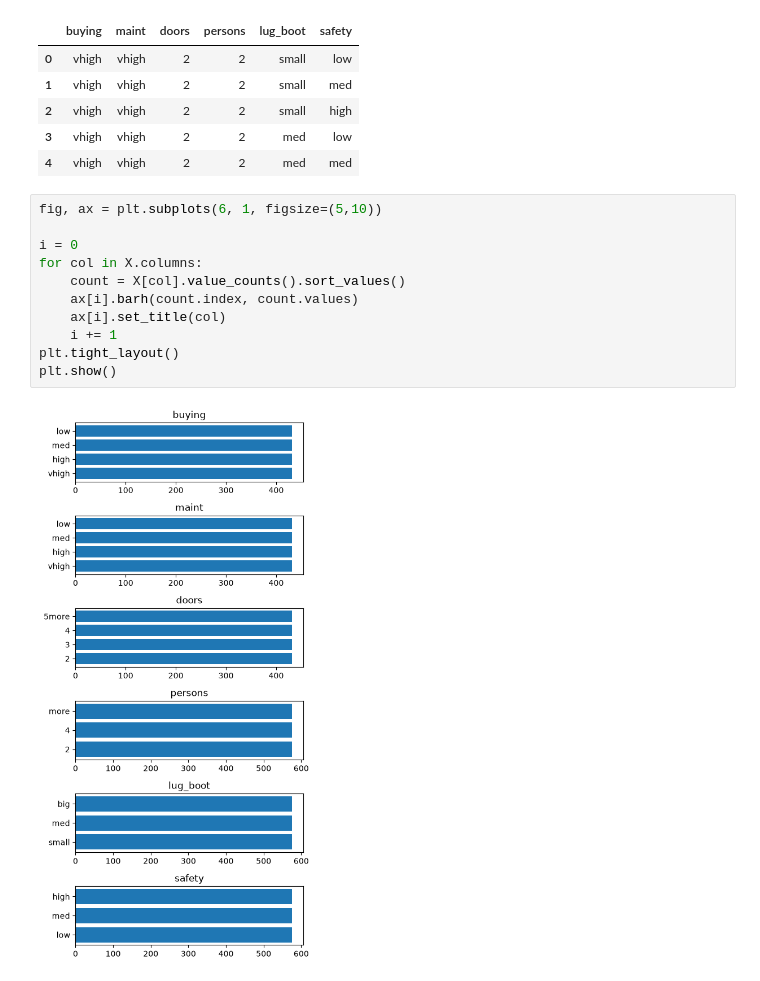
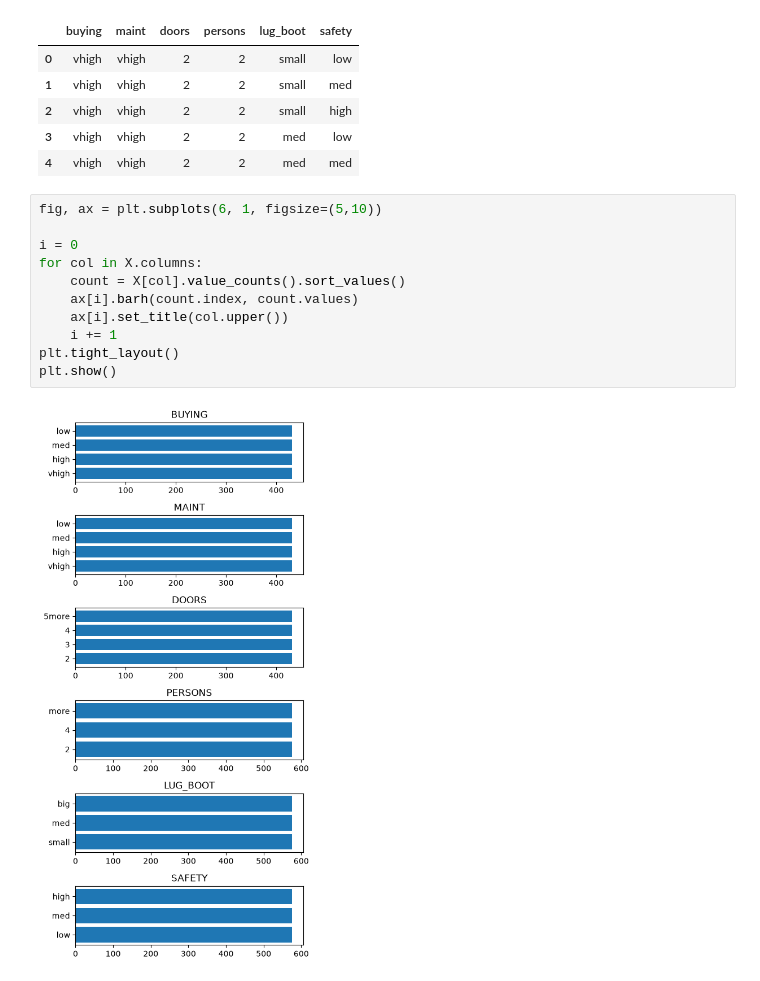
Before and after one commit to piq-13/data_science_projects, a Jupyter notebook: car_evaluation/car_evaluation.ipynb, the cells around one changed output. Saved outputs shown, nothing was run; the diff lists cells and outputs as text.

```diff
--- a/car_evaluation/car_evaluation.ipynb
+++ b/car_evaluation/car_evaluation.ipynb
@@ -31,13 +30,13 @@ X.head()
 # %%
 fig, ax = plt.subplots(6, 1, figsize=(5,10))
 
 i = 0
 for col in X.columns:
     count = X[col].value_counts().sort_values()
     ax[i].barh(count.index, count.values)
-    ax[i].set_title(col)
+    ax[i].set_title(col.upper())
     i += 1
 plt.tight_layout()
 plt.show()
 # %% [output]
-[figure, old version]
+[figure, new version]
```
Also changed, not shown: parts of 6 cells of this notebook.
